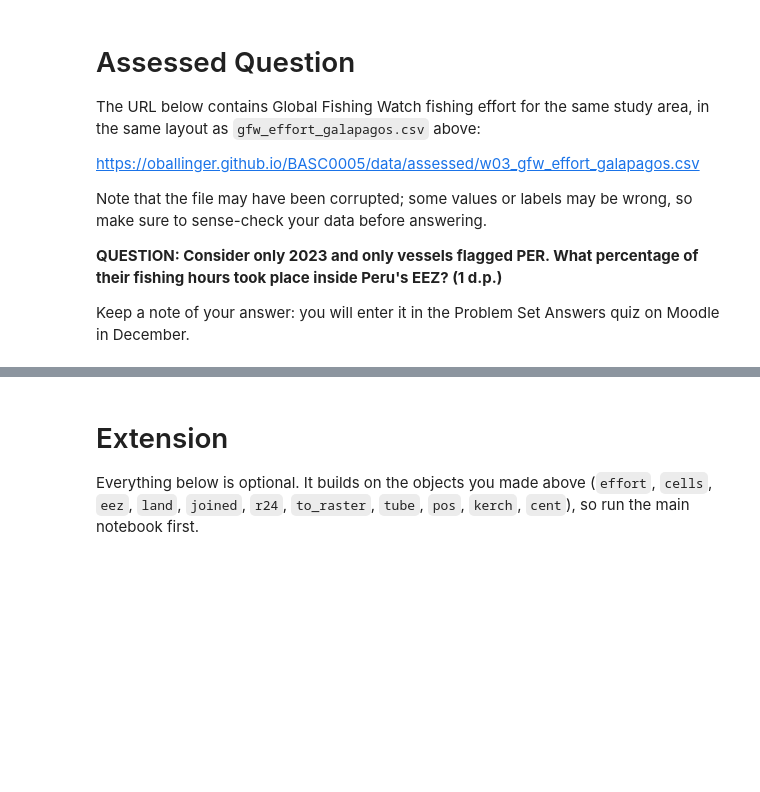
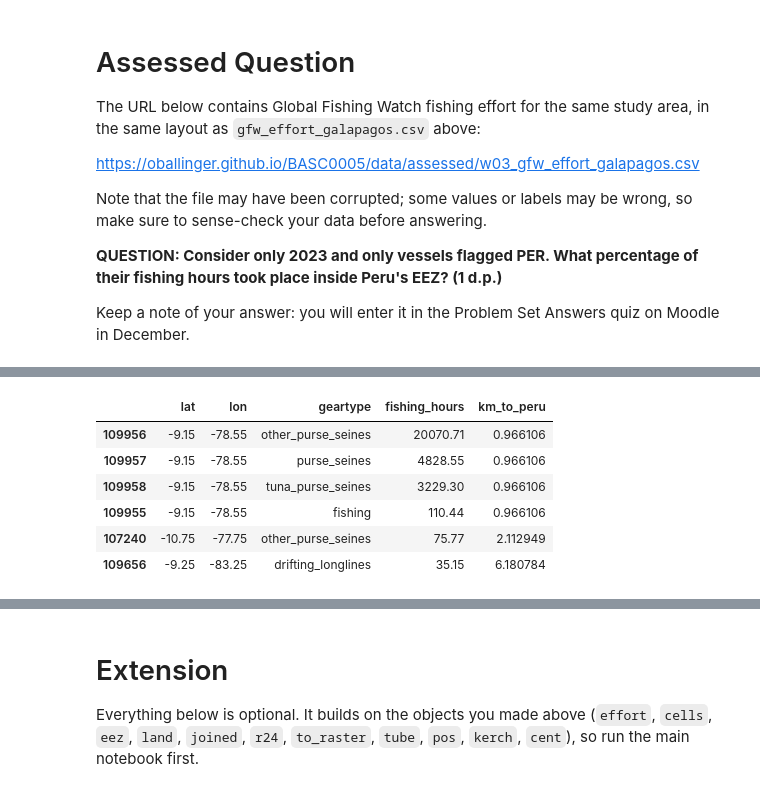
Before and after one commit to aydaugurel-web/QM2, a Jupyter notebook: notebooks/W03. Spatial Data.ipynb, the cells around one changed output, grey strips where cells are left out. Saved outputs shown, nothing was run; the diff lists cells and outputs as text; code cells hidden in the pictures; blank space fills up the shorter version.

```diff
--- a/notebooks/W03. Spatial Data.ipynb
+++ b/notebooks/W03. Spatial Data.ipynb
@@ -366,0 +435,5 @@ Keep a note of your answer: you will enter it in the Problem Set Answers quiz on
+# %%
+#it appears that the lat and lon column names were swapped, so i'll swap them back
+
+effort = effort.rename(columns={"lat": "lon", "lon": "lat"})
+effort[["lat", "lon"]].describe()
@@ -366,0 +450,12 @@ Keep a note of your answer: you will enter it in the Problem Set Answers quiz on
+# %%
+#i'll redo the analysis with thte corrected coordinates
+
+per23 = effort[(effort["year"] == 2023) & (effort["flag"] == "PER")]
+
+cells = gpd.GeoDataFrame(per23, geometry=gpd.points_from_xy(per23["lon"], per23["lat"]), crs="EPSG:4326")
+joined = gpd.sjoin(cells, eez, how="left", predicate="within")
+joined["eez"] = joined["eez"].fillna("High seas")
+print(len(cells), len(joined))   # same number = no cell counted twice
+
+by_eez = joined.groupby("eez")["fishing_hours"].sum()
+(100 * by_eez / by_eez.sum()).round(1)
@@ -366,0 +470,17 @@ Keep a note of your answer: you will enter it in the Problem Set Answers quiz on
+# %%
+#sense-check: i think 26% on the high seas is a lot for Peru's fleet, so i'll check where those hours are and how far each cell is from Peru's EEZ (in km, using a metric projection)
+
+PROJ = "+proj=laea +lat_0=-2 +lon_0=-89 +datum=WGS84 +units=m"
+peru = eez.to_crs(PROJ).loc[eez["eez"] == "Peru", "geometry"].iloc[0]
+
+outside = joined[joined["eez"] == "High seas"].to_crs(PROJ)
+outside["km_to_peru"] = outside.distance(peru) / 1000
+outside.sort_values("fishing_hours", ascending=False)[["lat", "lon", "geartype", "fishing_hours", "km_to_peru"]].head(6)
+# %% [output]
+|  | lat | lon | geartype | fishing_hours | km_to_peru |
+| 109956 | -9.15 | -78.55 | other_purse_seines | 20070.71 | 0.966106 |
+| 109957 | -9.15 | -78.55 | purse_seines | 4828.55 | 0.966106 |
+| 109958 | -9.15 | -78.55 | tuna_purse_seines | 3229.30 | 0.966106 |
+| 109955 | -9.15 | -78.55 | fishing | 110.44 | 0.966106 |
+| 107240 | -10.75 | -77.75 | other_purse_seines | 75.77 | 2.112949 |
+| 109656 | -9.25 | -83.25 | drifting_longlines | 35.15 | 6.180784 |
```
Also changed, not shown: parts of 12 cells of this notebook.
